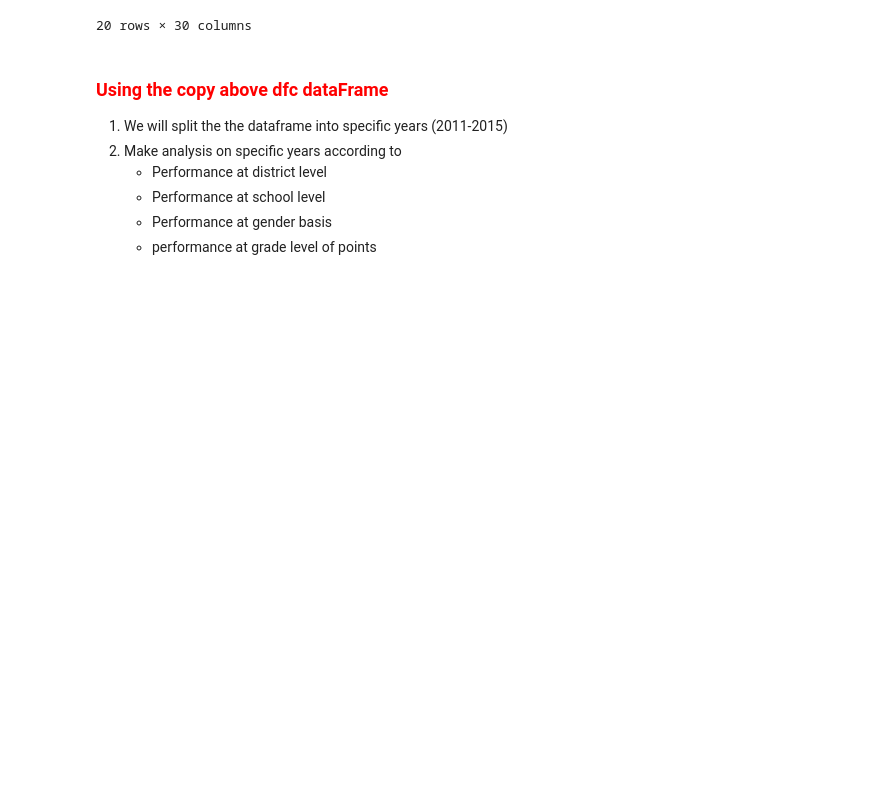
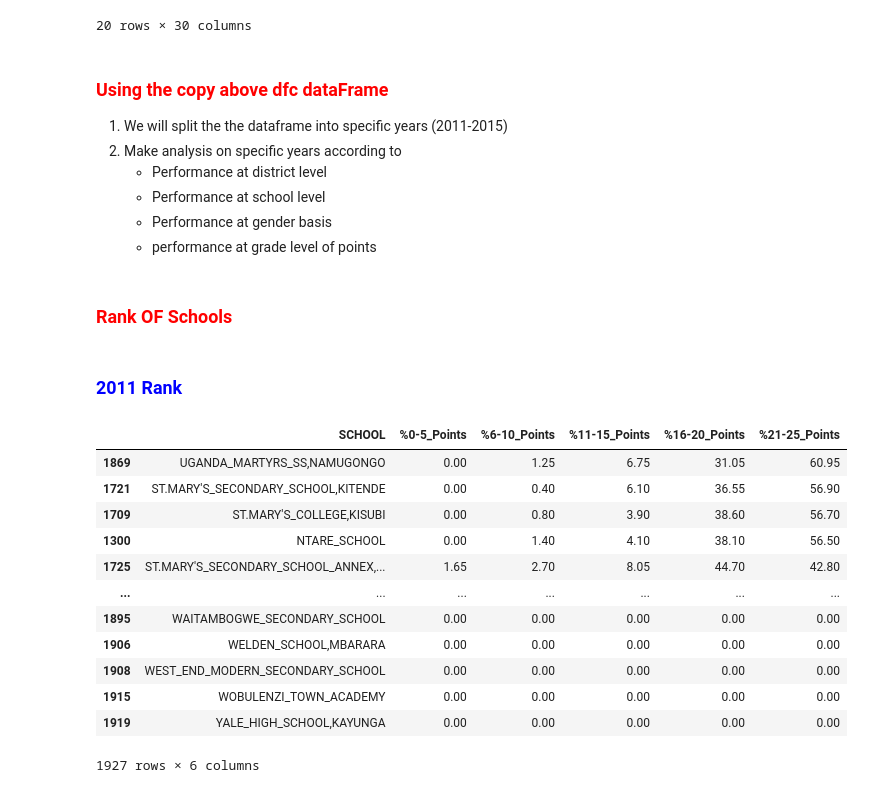
Before and after one commit to Muhangi2/DataScience_UACE_Analysis, a Jupyter notebook: datacleaning.ipynb, the cells around one changed output. Saved outputs shown, nothing was run; the diff lists cells and outputs as text; code cells hidden in the pictures; blank space fills up the shorter version.

```diff
--- a/datacleaning.ipynb
+++ b/datacleaning.ipynb
@@ -450,3 +450,30 @@ dfc.head(20)
     - Performance at school level
     - Performance at gender basis
     - performance at grade level of points
+# %% [markdown]
+### <font color='red'>Rank OF Schools</font>
+# %% [markdown]
+### <font color='blue'>2011 Rank</font>
+# %%
+colm = ['District_Name', 'SCHOOL', 'Gender', '2011_Total', '%0-5_Points',
+        '%6-10_Points', '%11-15_Points', '%16-20_Points', '%21-25_Points']
+df_2011 = dfc.loc[:, colm]
+# %%
+rank_2011 = df_2011.groupby('SCHOOL', as_index=False).mean(numeric_only=True)
+rank_2011 =rank_2011.sort_values(['%21-25_Points', '%16-20_Points', '%11-15_Points','%6-10_Points','%6-10_Points', '%0-5_Points'], ascending=(False))
+rank_2011 =rank_2011.drop('2011_Total', axis=1)
+rank_2011
+# %% [output]
+|  | SCHOOL | %0-5_Points | %6-10_Points | %11-15_Points | %16-20_Points | %21-25_Points |
+| 1869 | UGANDA_MARTYRS_SS,NAMUGONGO | 0.00 | 1.25 | 6.75 | 31.05 | 60.95 |
+| 1721 | ST.MARY'S_SECONDARY_SCHOOL,KITENDE | 0.00 | 0.40 | 6.10 | 36.55 | 56.90 |
+| 1709 | ST.MARY'S_COLLEGE,KISUBI | 0.00 | 0.80 | 3.90 | 38.60 | 56.70 |
+| 1300 | NTARE_SCHOOL | 0.00 | 1.40 | 4.10 | 38.10 | 56.50 |
+| 1725 | ST.MARY'S_SECONDARY_SCHOOL_ANNEX,... | 1.65 | 2.70 | 8.05 | 44.70 | 42.80 |
+| ... | ... | ... | ... | ... | ... | ... |
+| 1895 | WAITAMBOGWE_SECONDARY_SCHOOL | 0.00 | 0.00 | 0.00 | 0.00 | 0.00 |
+| 1906 | WELDEN_SCHOOL,MBARARA | 0.00 | 0.00 | 0.00 | 0.00 | 0.00 |
+| 1908 | WEST_END_MODERN_SECONDARY_SCHOOL | 0.00 | 0.00 | 0.00 | 0.00 | 0.00 |
+| 1915 | WOBULENZI_TOWN_ACADEMY | 0.00 | 0.00 | 0.00 | 0.00 | 0.00 |
+| 1919 | YALE_HIGH_SCHOOL,KAYUNGA | 0.00 | 0.00 | 0.00 | 0.00 | 0.00 |
+1927 rows × 6 columns
```
Also changed, not shown: parts of 19 cells of this notebook, 2 other files.
